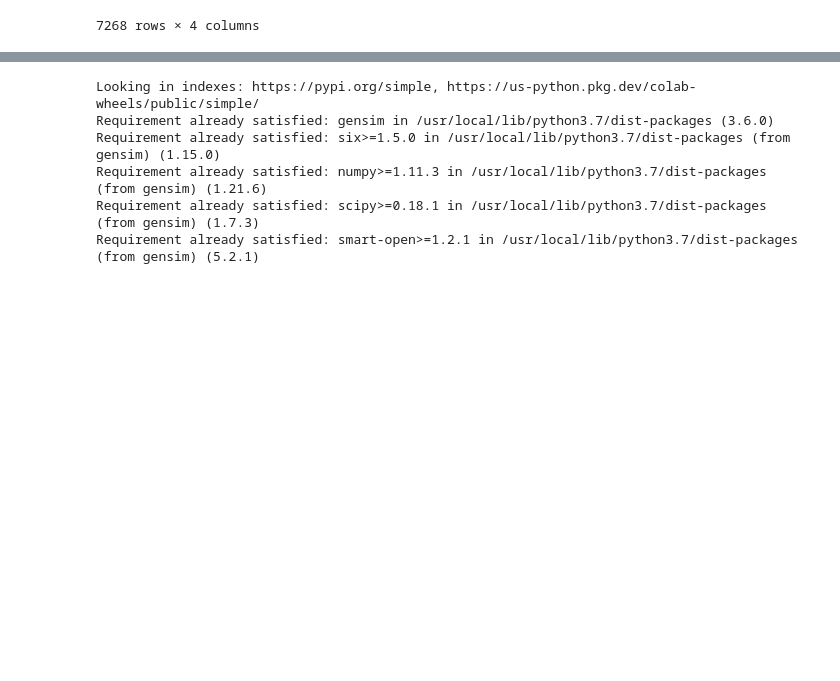
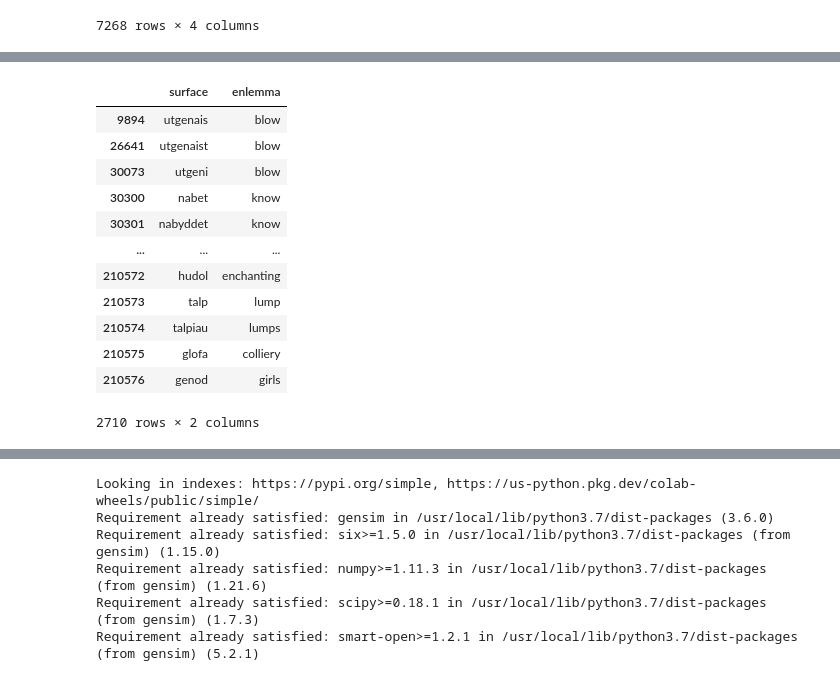
Before and after one commit to BranislavMajernik/voyniXfiles, a Jupyter notebook: voynixf1.ipynb, the cells around one changed output, grey strips where cells are left out. Cells and saved outputs as stored; diff of their text form; code cells hidden in the pictures; blank space fills up the shorter version.

```diff
--- a/voynixf1.ipynb
+++ b/voynixf1.ipynb
@@ -82,0 +191,21 @@ dfs
+# %%
+dataw.dropna(inplace = True)
+# %%
+
+col_one_list = dataw['surface'].tolist()
+col_twone_list = dataw[['surface','enlemma']]
+col_twone_list
+# %% [output]
+|  | surface | enlemma |
+| 9894 | utgenais | blow |
+| 26641 | utgenaist | blow |
+| 30073 | utgeni | blow |
+| 30300 | nabet | know |
+| 30301 | nabyddet | know |
+| ... | ... | ... |
+| 210572 | hudol | enchanting |
+| 210573 | talp | lump |
+| 210574 | talpiau | lumps |
+| 210575 | glofa | colliery |
+| 210576 | genod | girls |
+2710 rows × 2 columns
```
Also changed, not shown: parts of 20 cells of this notebook.
